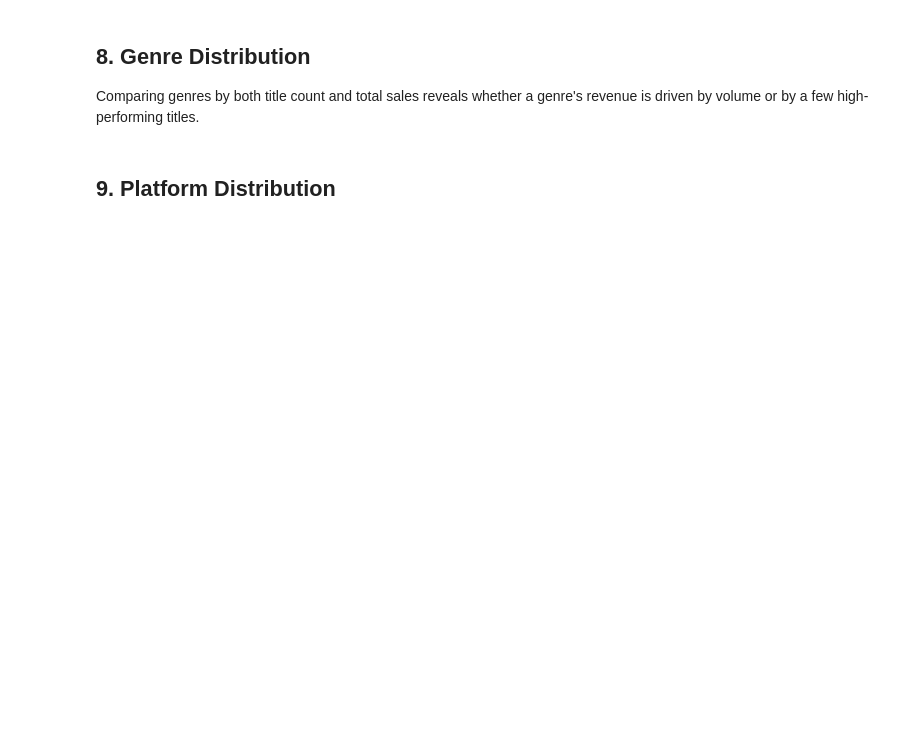
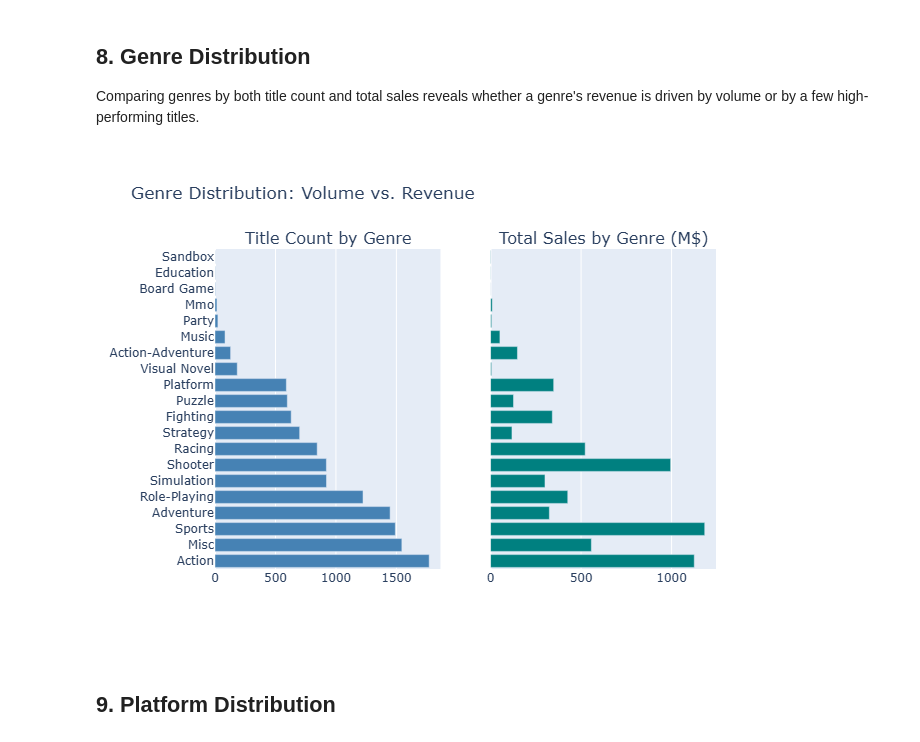
Before and after one commit to MayankAgrawal099/Game_Launch_Intelligence, a Jupyter notebook: Python_Analysis/notebooks/01_cleaning_and_eda.ipynb, the cells around one changed output. Saved outputs shown, nothing was run; the diff lists cells and outputs as text; code cells hidden in the pictures; blank space fills up the shorter version.

```diff
--- a/Python_Analysis/notebooks/01_cleaning_and_eda.ipynb
+++ b/Python_Analysis/notebooks/01_cleaning_and_eda.ipynb
@@ -320,34 +326,36 @@ genre_stats = (
         median_sales=('total_sales', 'median'),
         avg_sales=('total_sales', 'mean')
     )
     .sort_values('total_sales', ascending=False)
     .reset_index()
 )
 
 fig = make_subplots(
     rows=1, cols=2,
     subplot_titles=['Title Count by Genre', 'Total Sales by Genre (M$)'],
     shared_yaxes=True
 )
 
 fig.add_trace(
     go.Bar(x=genre_stats['title_count'], y=genre_stats['genre'],
            orientation='h', marker_color='steelblue', name='Titles'),
     row=1, col=1
 )
 fig.add_trace(
     go.Bar(x=genre_stats['total_sales'], y=genre_stats['genre'],
            orientation='h', marker_color='teal', name='Sales'),
     row=1, col=2
 )
 
 fig.update_layout(
     height=500, showlegend=False,
     title_text='Genre Distribution: Volume vs. Revenue',
     yaxis={'categoryorder': 'total ascending'}
 )
-fig.write_html(f'{FIGURES_DIR}/genre_distribution.html')
+fig.write_image(f'{FIGURES_DIR}/`genre_distribution.png', scale=2)
 fig.show()
+# %% [output]
+[figure, added]
 # %% [markdown]
 ## 9. Platform Distribution
 # %%
```
Also changed, not shown: parts of 10 cells of this notebook, 54 other files.
